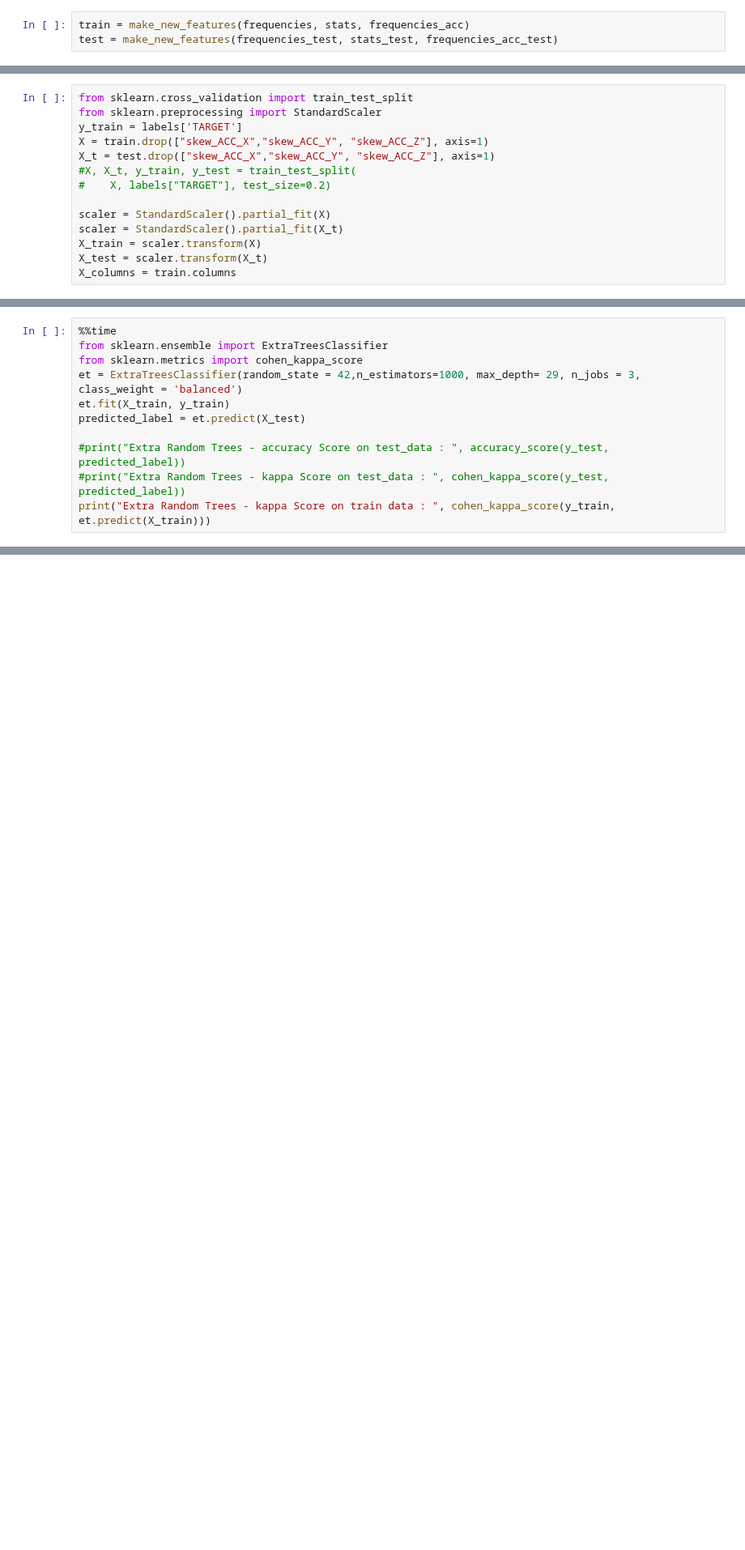
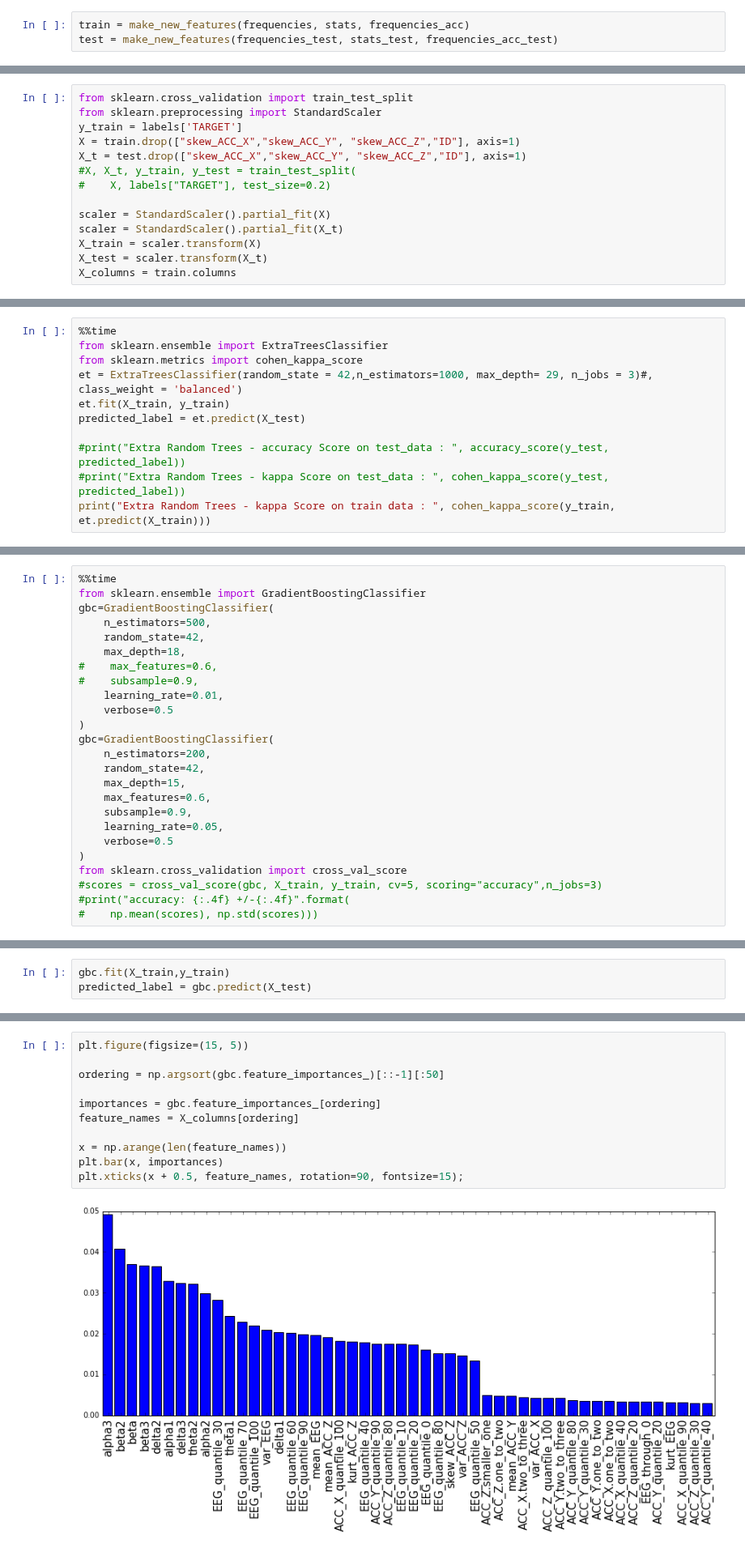
Before and after one commit to sofcalca/sleep, a Jupyter notebook: submit.ipynb, the cells around one changed output, grey strips where cells are left out. Shown at 81% size. Drawn from its saved outputs; the diff is of its cells as text; blank space fills up the shorter version.

```diff
--- a/submit.ipynb
+++ b/submit.ipynb
@@ -96,8 +112,8 @@ train.describe()
 from sklearn.cross_validation import train_test_split
 from sklearn.preprocessing import StandardScaler
 y_train = labels['TARGET']
-X = train.drop(["skew_ACC_X","skew_ACC_Y", "skew_ACC_Z"], axis=1)
-X_t = test.drop(["skew_ACC_X","skew_ACC_Y", "skew_ACC_Z"], axis=1)
+X = train.drop(["skew_ACC_X","skew_ACC_Y", "skew_ACC_Z","ID"], axis=1)
+X_t = test.drop(["skew_ACC_X","skew_ACC_Y", "skew_ACC_Z","ID"], axis=1)
 #X, X_t, y_train, y_test = train_test_split(
 #    X, labels["TARGET"], test_size=0.2)
 
@@ -112,7 +126,7 @@ AttributeError: 'StandardScaler' object has no attribute 'partial_fit'
 %%time
 from sklearn.ensemble import ExtraTreesClassifier
 from sklearn.metrics import cohen_kappa_score
-et = ExtraTreesClassifier(random_state = 42,n_estimators=1000, max_depth= 29, n_jobs = 3, class_weight = 'balanced')
+et = ExtraTreesClassifier(random_state = 42,n_estimators=1000, max_depth= 29, n_jobs = 3)#, class_weight = 'balanced')
 et.fit(X_train, y_train)
 predicted_label = et.predict(X_test)
 
@@ -146,0 +167,25 @@ Wall time: 2min 29s
+# %%
+%%time
+from sklearn.ensemble import GradientBoostingClassifier
+gbc=GradientBoostingClassifier(
+    n_estimators=500,
+    random_state=42,
+    max_depth=18,
+#    max_features=0.6,
+#    subsample=0.9,
+    learning_rate=0.01,
+    verbose=0.5
+)
+gbc=GradientBoostingClassifier(
+    n_estimators=200,
+    random_state=42,
+    max_depth=15,
+    max_features=0.6,
+    subsample=0.9,
+    learning_rate=0.05,
+    verbose=0.5
+)
+from sklearn.cross_validation import cross_val_score
+#scores = cross_val_score(gbc, X_train, y_train, cv=5, scoring="accuracy",n_jobs=3)
+#print("accuracy: {:.4f} +/-{:.4f}".format(
+#    np.mean(scores), np.std(scores)))
@@ -146,0 +195,3 @@ Wall time: 2min 29s
+# %%
+gbc.fit(X_train,y_train)
+predicted_label = gbc.predict(X_test)
@@ -146,0 +216,13 @@ Wall time: 2min 29s
+# %%
+plt.figure(figsize=(15, 5))
+
+ordering = np.argsort(gbc.feature_importances_)[::-1][:50]
+
+importances = gbc.feature_importances_[ordering]
+feature_names = X_columns[ordering]
+
+x = np.arange(len(feature_names))
+plt.bar(x, importances)
+plt.xticks(x + 0.5, feature_names, rotation=90, fontsize=15);
+# %% [output]
+[figure, added]
```
Also changed, not shown: parts of 19 cells of this notebook.
